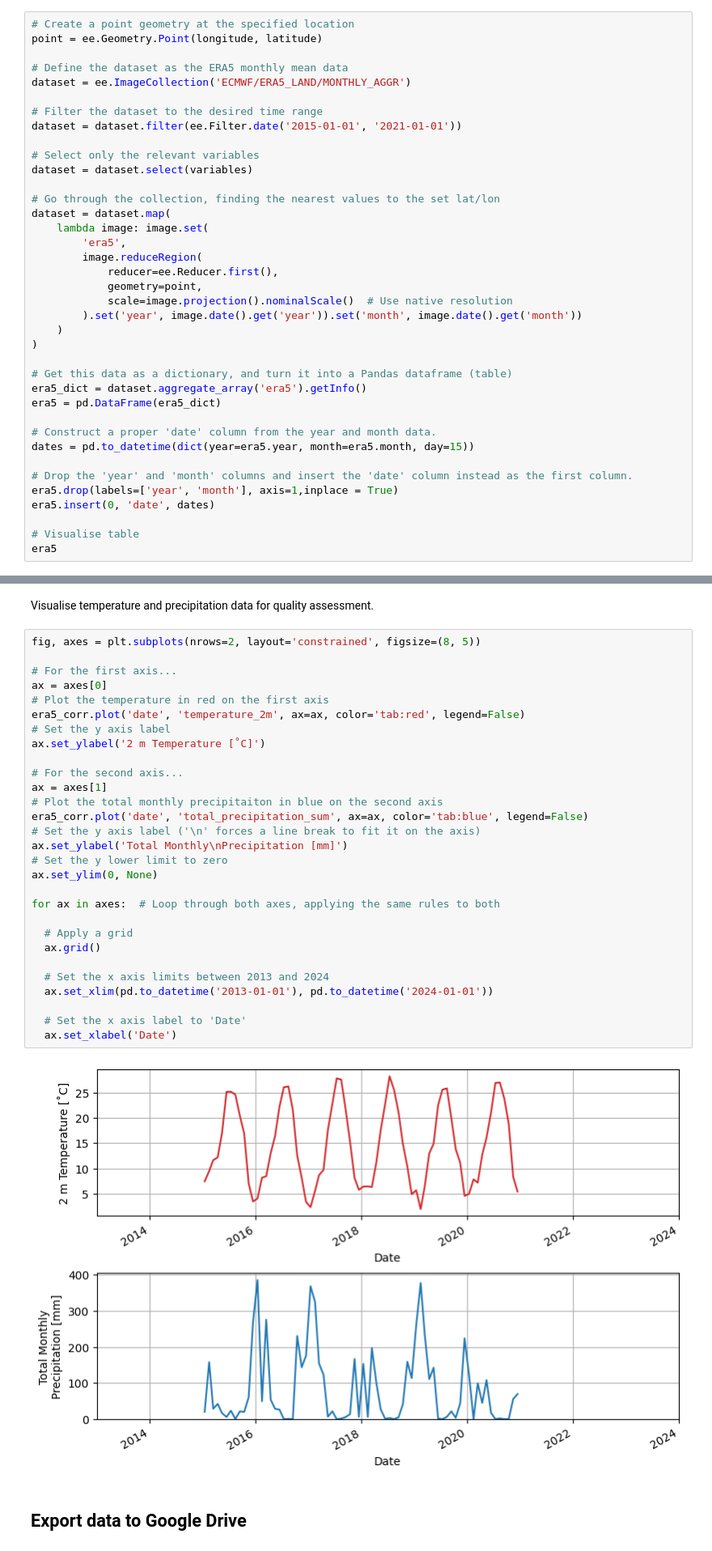
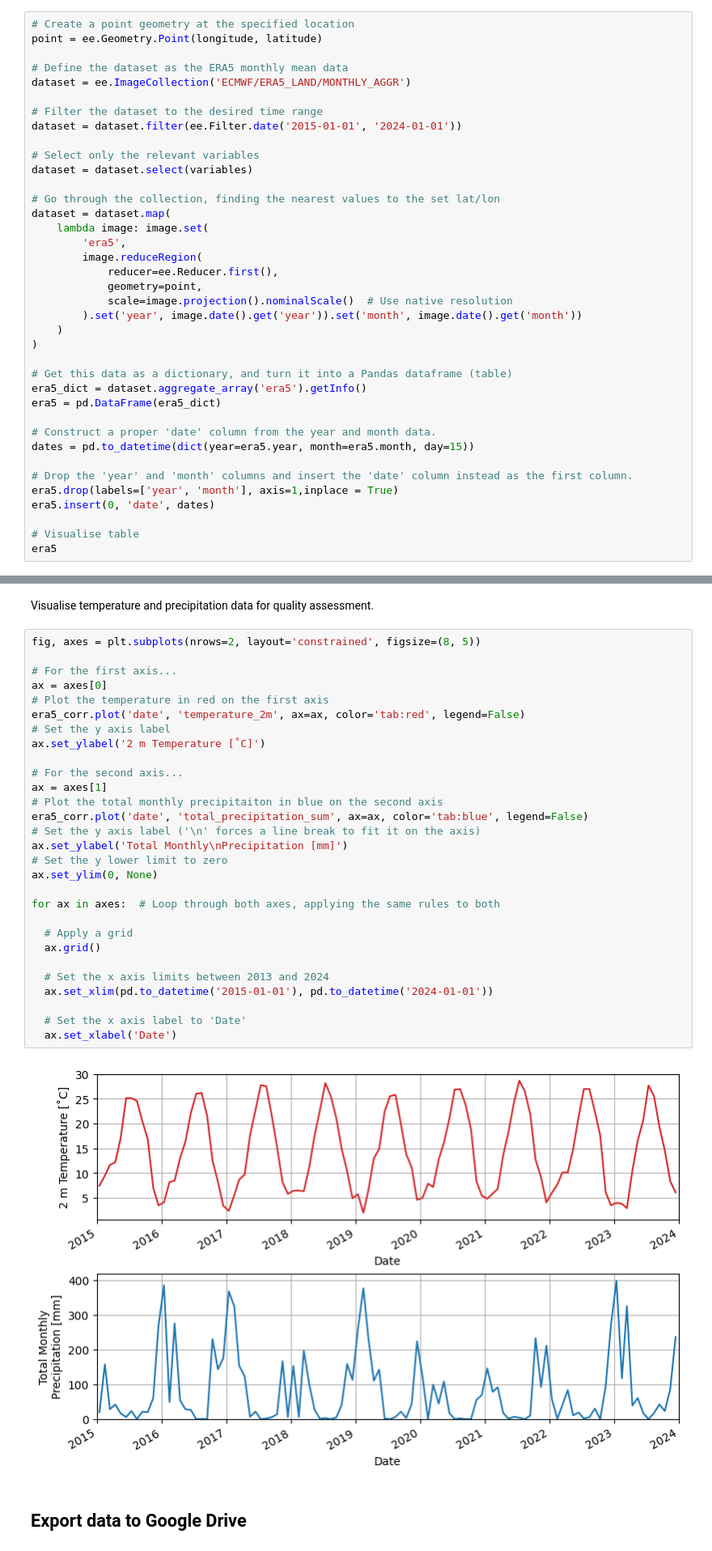
Before and after one commit to Sammy-Reeves/Issue-2-electric-bagaloo, a Jupyter notebook: Short_Scripts/Week_4_Download_Climate_Data.ipynb, the cells around one changed output, grey strips where cells are left out. Shown: that part at 81% size. Drawn from its saved outputs; the diff is of its cells as text.

```diff
--- a/Short_Scripts/Week_4_Download_Climate_Data.ipynb
+++ b/Short_Scripts/Week_4_Download_Climate_Data.ipynb
@@ -41,7 +41,7 @@ point = ee.Geometry.Point(longitude, latitude)
 dataset = ee.ImageCollection('ECMWF/ERA5_LAND/MONTHLY_AGGR')
 
 # Filter the dataset to the desired time range
-dataset = dataset.filter(ee.Filter.date('2015-01-01', '2021-01-01'))
+dataset = dataset.filter(ee.Filter.date('2015-01-01', '2024-01-01'))
 
 # Select only the relevant variables
 dataset = dataset.select(variables)
@@ -118,34 +118,34 @@ Visualise temperature and precipitation data for quality assessment.
 # %%
 fig, axes = plt.subplots(nrows=2, layout='constrained', figsize=(8, 5))
 
 # For the first axis...
 ax = axes[0]
 # Plot the temperature in red on the first axis
 era5_corr.plot('date', 'temperature_2m', ax=ax, color='tab:red', legend=False)
 # Set the y axis label
 ax.set_ylabel('2 m Temperature [˚C]')
 
 # For the second axis...
 ax = axes[1]
 # Plot the total monthly precipitaiton in blue on the second axis
 era5_corr.plot('date', 'total_precipitation_sum', ax=ax, color='tab:blue', legend=False)
 # Set the y axis label ('\n' forces a line break to fit it on the axis)
 ax.set_ylabel('Total Monthly\nPrecipitation [mm]')
 # Set the y lower limit to zero
 ax.set_ylim(0, None)
 
 for ax in axes:  # Loop through both axes, applying the same rules to both
 
   # Apply a grid
   ax.grid()
 
   # Set the x axis limits between 2013 and 2024
-  ax.set_xlim(pd.to_datetime('2013-01-01'), pd.to_datetime('2024-01-01'))
+  ax.set_xlim(pd.to_datetime('2015-01-01'), pd.to_datetime('2024-01-01'))
 
   # Set the x axis label to 'Date'
   ax.set_xlabel('Date')
 # %% [output]
-[figure, old version]
+[figure, new version]
 # %% [markdown]
 ## Export data to Google Drive
 # %%
```
Also changed, not shown: parts of 4 cells of this notebook.
